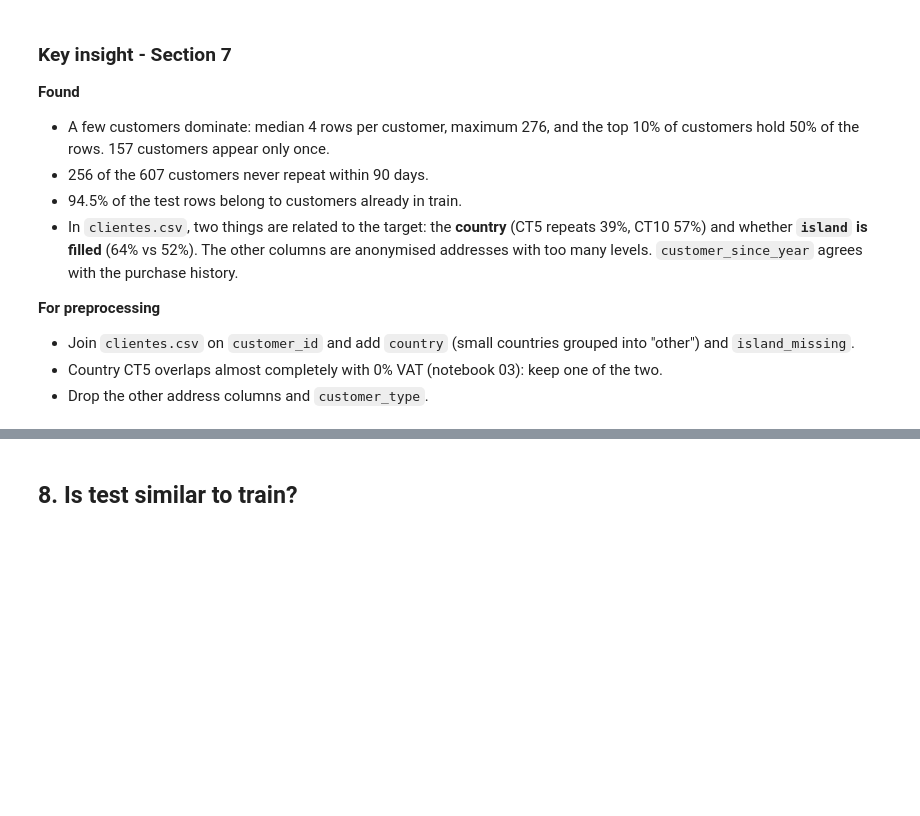
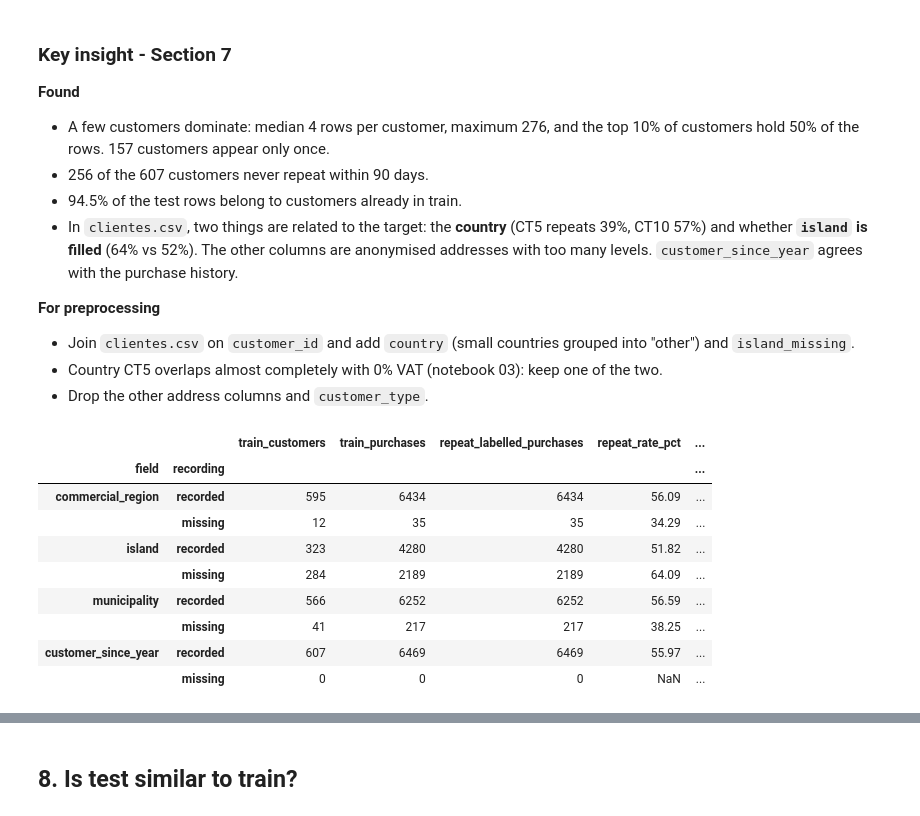
Before and after one commit to L4DR48/ETAI-Group5, a Jupyter notebook: notebooks/02_eda.ipynb, the cells around one changed output, grey strips where cells are left out. Saved outputs shown, nothing was run; the diff lists cells and outputs as text; code cells hidden in the pictures; blank space fills up the shorter version.

```diff
--- a/notebooks/02_eda.ipynb
+++ b/notebooks/02_eda.ipynb
@@ -473,0 +513,60 @@ customer_since_year vs first purchase year in train: {'earlier': np.int64(197),
+# %%
+def customer_outcomes(data, group):
+    """Purchase outcomes by group, with an equal-customer repeat-rate check."""
+    work = data.assign(_customer_group=np.asarray(group))
+    grouped = work.groupby("_customer_group", observed=True, sort=False)
+    result = grouped.agg(
+        train_customers=("customer_id", "nunique"),
+        train_purchases=("ID", "size"),
+        repeat_labelled_purchases=("_repeat", "count"),
+        repeat_rate_pct=("_repeat", "mean"),
+        returning_purchases=("_returning", "sum"),
+        eligible_spend_purchases=("_eligible_spend", "sum"),
+        mean_future_spend_eur=("_eligible_spend_eur", "mean"),
+        median_future_spend_eur=("_eligible_spend_eur", "median"),
+    )
+    result["repeat_rate_pct"] *= 100
+    per_customer = work.groupby(
+        ["_customer_group", "customer_id"], observed=True
+    )["_repeat"].mean()
+    result["equal_customer_repeat_rate_pct"] = (
+        100 * per_customer.groupby(level=0).mean()
+    )
+    result["returners_without_spend"] = (
+        result["returning_purchases"] - result["eligible_spend_purchases"]
+    )
+    result["returner_spend_coverage_pct"] = (
+        100 * result["eligible_spend_purchases"]
+        / result["returning_purchases"].replace(0, np.nan)
+    )
+    result.index.name = "category"
+    return result
+
+
+def complete_customer_outcomes(result, categories):
+    result = result.reindex(categories).copy()
+    counts = ["train_customers", "train_purchases", "repeat_labelled_purchases",
+              "returning_purchases", "eligible_spend_purchases", "returners_without_spend"]
+    result[counts] = result[counts].fillna(0).astype(int)
+    return result
+
+
+customer_missingness_outcomes = pd.concat({
+    field: complete_customer_outcomes(customer_outcomes(
+        customer_train,
+        customer_train[field].isna().map({False: "recorded", True: "missing"}),
+    ), ["recorded", "missing"])
+    for field in CUSTOMER_FIELDS
+}, names=["field", "recording"])
+display(customer_missingness_outcomes.round(2))
+# %% [output]
+|  |  | train_customers | train_purchases | repeat_labelled_purchases | repeat_rate_pct | ... |
+| field | recording |  |  |  |  | ... |
+| commercial_region | recorded | 595 | 6434 | 6434 | 56.09 | ... |
+|  | missing | 12 | 35 | 35 | 34.29 | ... |
+| island | recorded | 323 | 4280 | 4280 | 51.82 | ... |
+|  | missing | 284 | 2189 | 2189 | 64.09 | ... |
+| municipality | recorded | 566 | 6252 | 6252 | 56.59 | ... |
+|  | missing | 41 | 217 | 217 | 38.25 | ... |
+| customer_since_year | recorded | 607 | 6469 | 6469 | 55.97 | ... |
+|  | missing | 0 | 0 | 0 | NaN | ... |
```
Also changed, not shown: parts of 4 cells of this notebook, 6 other files.
